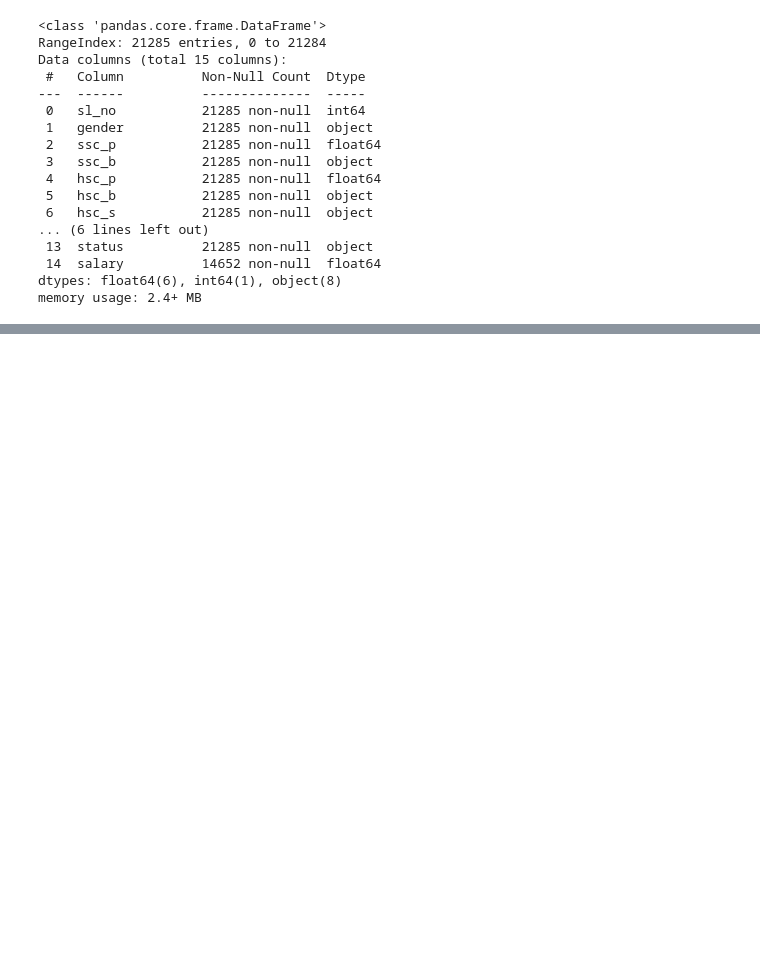
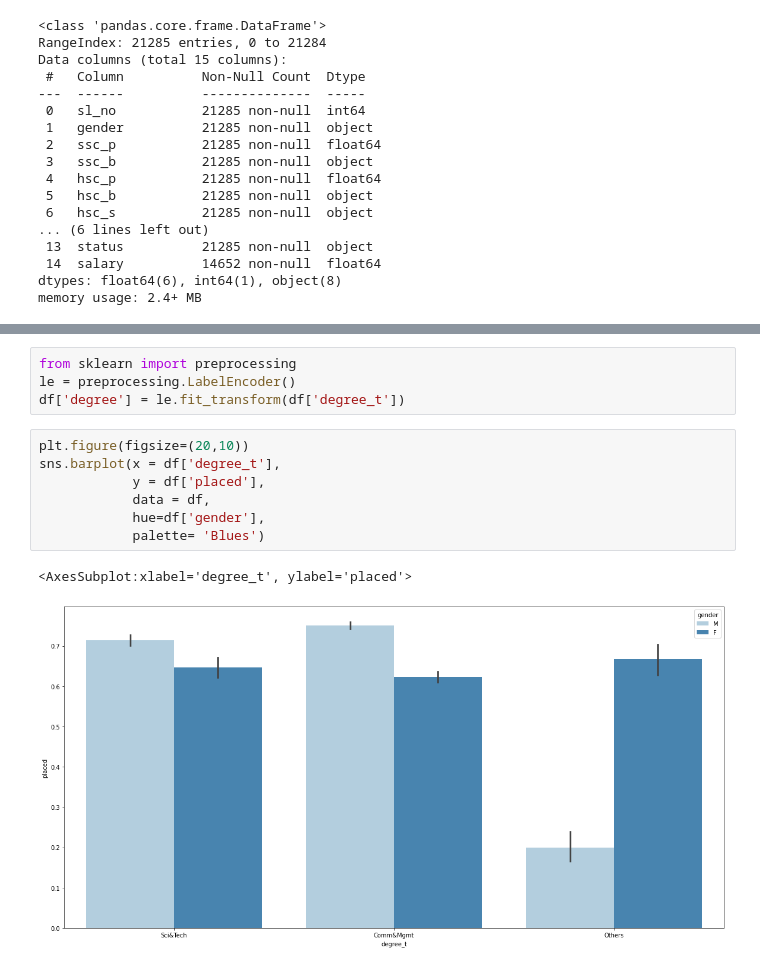
Before and after one commit to 1407arjun/Placement-Data-Visualization, a Jupyter notebook: data_Vis.ipynb, the cells around one changed output, grey strips where cells are left out. Saved outputs shown, nothing was run; the diff lists cells and outputs as text; blank space fills up the shorter version.

```diff
--- a/data_Vis.ipynb
+++ b/data_Vis.ipynb
@@ -95,0 +115,14 @@ SystemExit: 1
+# %%
+from sklearn import preprocessing
+le = preprocessing.LabelEncoder()
+df['degree'] = le.fit_transform(df['degree_t'])
+# %%
+plt.figure(figsize=(20,10))
+sns.barplot(x = df['degree_t'],
+            y = df['placed'],
+            data = df,
+            hue=df['gender'],
+            palette= 'Blues')
+# %% [output]
+<AxesSubplot:xlabel='degree_t', ylabel='placed'>
+[figure, added]
```
Also changed, not shown: parts of 17 cells of this notebook.
